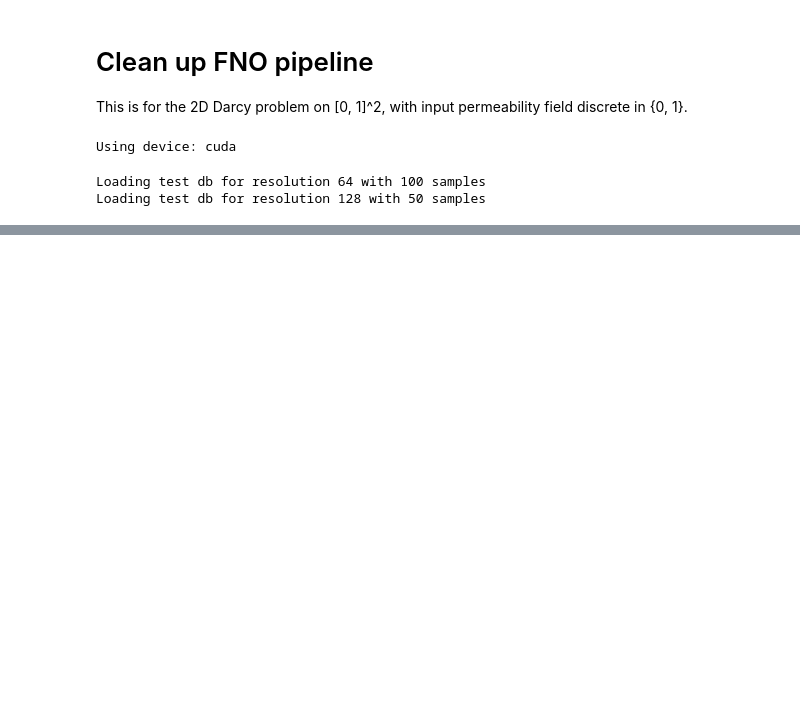
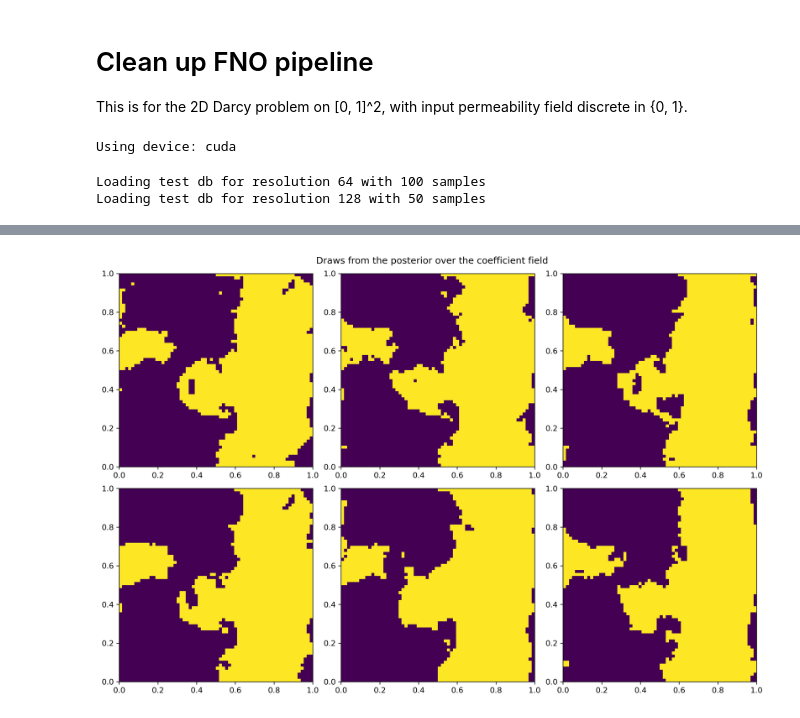
Before and after one commit to gzein/fno-bayesian-inverse-problems, a Jupyter notebook: FNO_clean.ipynb, the cells around one changed output, grey strips where cells are left out. Saved outputs shown, nothing was run; the diff lists cells and outputs as text; code cells hidden in the pictures; blank space fills up the shorter version.

```diff
--- a/FNO_clean.ipynb
+++ b/FNO_clean.ipynb
@@ -721,0 +740,8 @@ h1loss(torch.tensor(fno_pred_normalised).to(device), true_observations.squeeze(0
+# %%
+idx = np.random.default_rng(0).choice(samples.shape[0], size=6, replace=False)
+fig, axs = plt.subplots(2, 3, figsize=(12, 8), dpi=300, constrained_layout=True)
+for ax, k in zip(axs.ravel(), idx):
+    ax.imshow(samples[k], extent=[0,1,0,1], origin='lower', vmin=3, vmax=12) # ; ax.set_title(f"draw {k}")
+fig.suptitle("Draws from the posterior over the coefficient field"); plt.show()
+# %% [output]
+[figure, added]
```
Also changed, not shown: parts of 24 cells of this notebook, 8 other files.
